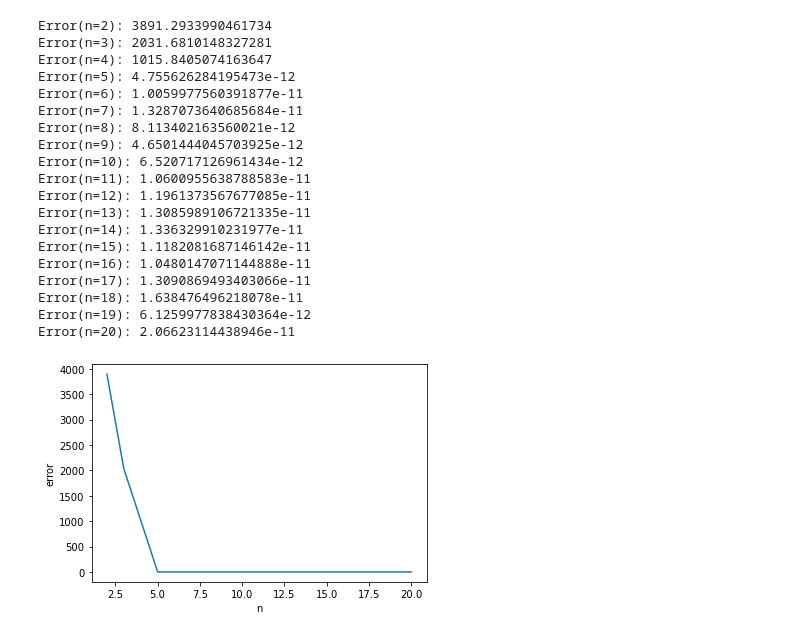
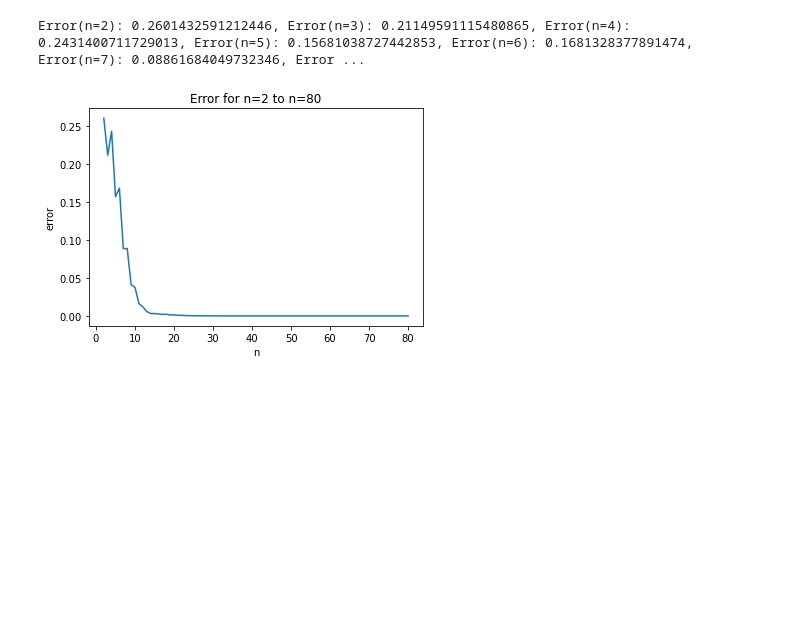
Before and after one commit to kbcollins/tdse, a Jupyter notebook: chebyshev/chebyshev-experiment.ipynb, the cells around one changed output. Saved outputs shown, nothing was run; the diff lists cells and outputs as text; code cells hidden in the pictures; blank space fills up the shorter version.

```diff
--- a/chebyshev/chebyshev-experiment.ipynb
+++ b/chebyshev/chebyshev-experiment.ipynb
@@ -6,7 +6,14 @@ import scipy.integrate
 import matplotlib.pyplot as plt
 # %%
 def f(x):
-    return ((16 * x)**2 - 25)**2 / 4
+    # the function's interval must be [-1, 1]
+    # return ((16 * x)**2 - 25)**2 / 4
+    # return np.sin(np.pi * x)
+    # return np.sin((np.pi * x)**2)
+    # return np.sin(np.exp(-1 * x**2))
+    # return np.sin(np.exp(-10 * x**2))
+    # return np.sin(np.exp(-50 * x**2))
+    return np.sin(np.exp(-10 * x**2)) * np.sin((np.pi * x))
 
 xvec = np.linspace(-1, 1, 100)
 ftru = f(xvec)
@@ -83,51 +87,36 @@ print(np.sqrt(sp.integrate.quad(intgrd, -1, 1, )[0]))
 # %%
 def errintgrd(x, nn):
     def ttheta(k):
         return (k - 0.5) * np.pi / (nn + 1)
 
     def gg(k):
         return f(np.cos(ttheta(k)))
 
     kkvec = np.arange(1, nn + 2)
     nnvec = np.arange(0, nn + 1)
     ccvec = 2 / (nn + 1) * np.sum(gg(kkvec) * np.cos(nnvec[..., np.newaxis] * ttheta(kkvec)), axis=1)
 
     chebsvec = sp.special.eval_chebyt(nnvec, x)
     chebsvec[0] = chebsvec[0] * 0.5
     chebsvec[-1] = chebsvec[-1] * 0.5
 
     ffhat = ccvec @ chebsvec
     return (ffhat - f(x))**2
 
 error = []
 
-for thisn in range(2, 20 + 1):
+stop = 80
+
+for thisn in range(2, stop + 1):
     thiserror = np.sqrt(sp.integrate.quad(errintgrd, -1, 1, args=(thisn))[0])
-    print(f'Error(n={thisn}):', thiserror)
+    print(f'Error(n={thisn}):', thiserror, end=', ')
     error.append(thiserror)
 
-plt.plot(range(2, 20 + 1), error)
+plt.plot(range(2, stop + 1), error)
 plt.xlabel('n')
 plt.ylabel('error')
+plt.title(f'Error for n=2 to n={stop}')
 plt.show()
 # %% [output]
-Error(n=2): 3891.2933990461734
-Error(n=3): 2031.6810148327281
-Error(n=4): 1015.8405074163647
-Error(n=5): 4.755626284195473e-12
-Error(n=6): 1.0059977560391877e-11
-Error(n=7): 1.3287073640685684e-11
-Error(n=8): 8.113402163560021e-12
-Error(n=9): 4.6501444045703925e-12
-Error(n=10): 6.520717126961434e-12
-Error(n=11): 1.0600955638788583e-11
-Error(n=12): 1.1961373567677085e-11
-Error(n=13): 1.3085989106721335e-11
-Error(n=14): 1.336329910231977e-11
-Error(n=15): 1.1182081687146142e-11
-Error(n=16): 1.0480147071144888e-11
-Error(n=17): 1.3090869493403066e-11
-Error(n=18): 1.638476496218078e-11
-Error(n=19): 6.1259977838430364e-12
-Error(n=20): 2.06623114438946e-11
+Error(n=2): 0.2601432591212446, Error(n=3): 0.21149591115480865, Error(n=4): 0.2431400711729013, Error(n=5): 0.15681038727442853, Error(n=6): 0.1681328377891474, Error(n=7): 0.08861684049732346, Error ...
-[figure, old version]
+[figure, new version]
```
Also changed, not shown: parts of 5 cells of this notebook.
